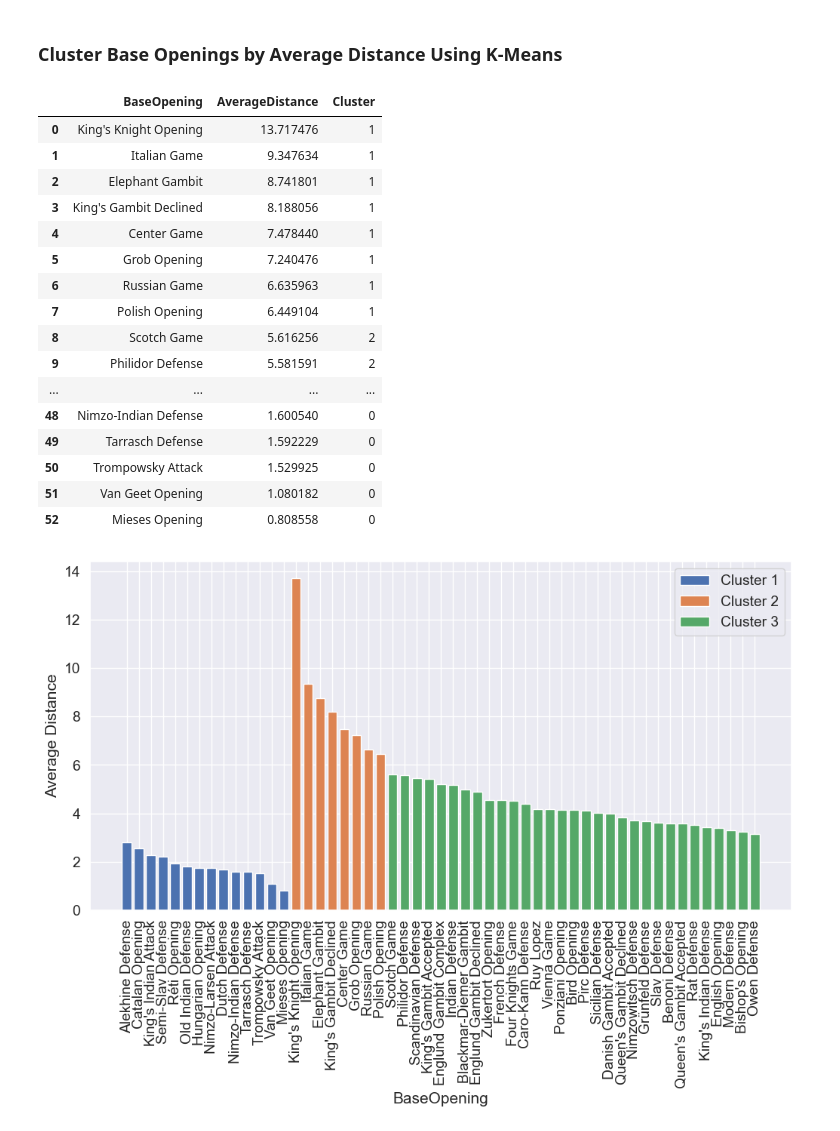
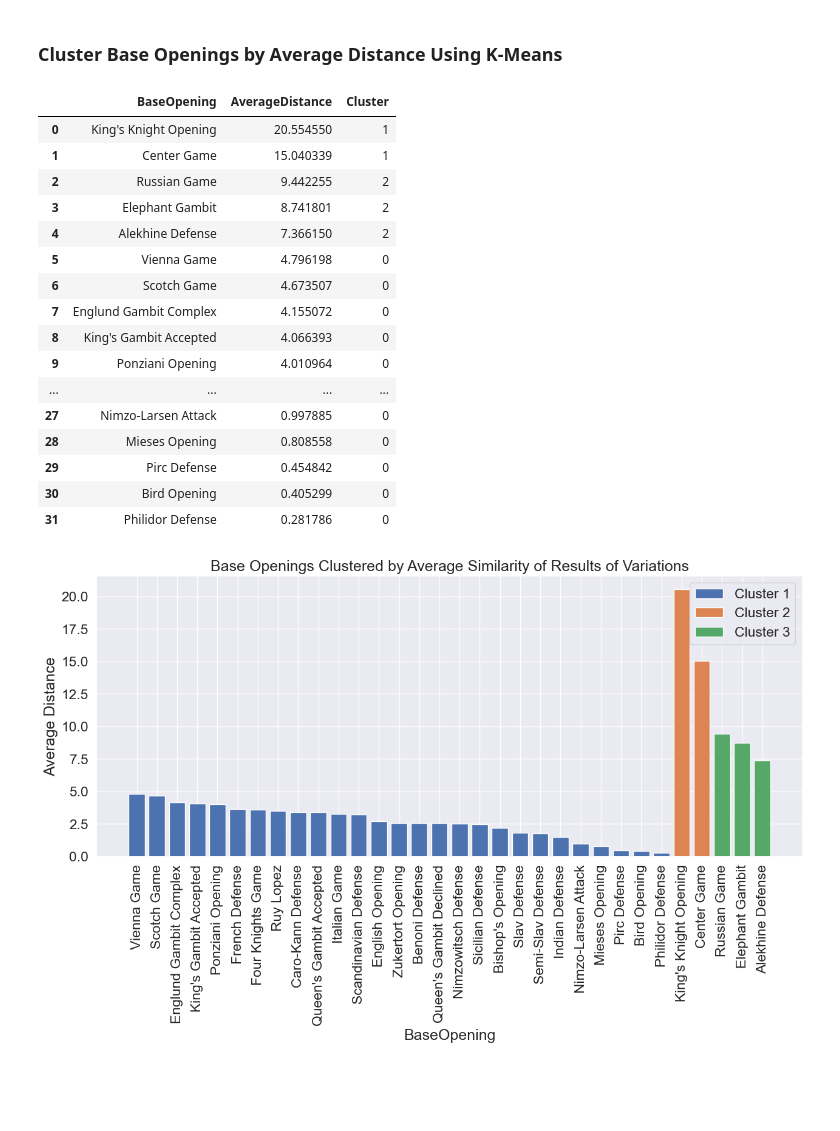
Before and after one commit to IsaacCheng9/machine-learning-in-chess, a Jupyter notebook: src/analyse_chess_data.ipynb, the cells around one changed output. Drawn from its saved outputs; the diff is of its cells as text; code cells hidden in the pictures; blank space fills up the shorter version.

Commit message:
Require 5,000 games for each opening variation

```diff
--- a/src/analyse_chess_data.ipynb
+++ b/src/analyse_chess_data.ipynb
@@ -2645,8 +2645,8 @@ Mean Absolute Error: 6793.425524495394
 # %%
 # Count the number of games for each opening.
 opening_counts = df_reduced["Opening"].value_counts().compute()
-# Filter the openings that have over 1000 games.
-popular_openings = opening_counts[opening_counts >= 1000].index
+# Filter the openings that have over 5,000 games.
+popular_openings = opening_counts[opening_counts >= 5000].index
 filtered_df = df_reduced[df_reduced["Opening"].isin(popular_openings)]
 
 # Calculate the total games per opening in the filtered DataFrame.
@@ -2665,6 +2665,7 @@ result_percentages_pivot_opening["NumberOfGames"] = result_percentages_pivot_ope
 ].map(total_games)
 # Convert filtered_df to a pandas DataFrame
 filtered_df_pd = filtered_df.compute()
+
 # Merge 'BaseOpening' column from filtered_df_pd based on 'Opening'
 result_percentages_pivot_opening = result_percentages_pivot_opening.merge(
     filtered_df_pd[["Opening", "BaseOpening"]].drop_duplicates(),
@@ -2763,48 +2758,54 @@ kmeans.fit(data)
 data["Cluster"] = kmeans.labels_
 
 # Merge the cluster labels back to the original DataFrame
-average_distances_sorted = average_distances_sorted.merge(
+average_distances_sorted_clusters = average_distances_sorted.merge(
     data["Cluster"], left_index=True, right_index=True, how="left"
 )
 
 # Drop rows with NaN values in 'AverageDistance' after merging
-average_distances_sorted = average_distances_sorted.dropna(subset=["AverageDistance"])
-average_distances_sorted.reset_index(drop=True, inplace=True)
+average_distances_sorted_clusters = average_distances_sorted_clusters.dropna(
+    subset=["AverageDistance"]
+)
+average_distances_sorted_clusters.reset_index(drop=True, inplace=True)
 
 # Display the clustered BaseOpenings
-display(average_distances_sorted)
+display(average_distances_sorted_clusters)
 # %% [output]
 |  | BaseOpening | AverageDistance | Cluster |
-| 0 | King's Knight Opening | 13.717476 | 1 |
-| 1 | Italian Game | 9.347634 | 1 |
-| 2 | Elephant Gambit | 8.741801 | 1 |
-| 3 | King's Gambit Declined | 8.188056 | 1 |
-| 4 | Center Game | 7.478440 | 1 |
-| 5 | Grob Opening | 7.240476 | 1 |
-| 6 | Russian Game | 6.635963 | 1 |
-| 7 | Polish Opening | 6.449104 | 1 |
-| 8 | Scotch Game | 5.616256 | 2 |
-| 9 | Philidor Defense | 5.581591 | 2 |
+| 0 | King's Knight Opening | 20.554550 | 1 |
+| 1 | Center Game | 15.040339 | 1 |
+| 2 | Russian Game | 9.442255 | 2 |
+| 3 | Elephant Gambit | 8.741801 | 2 |
+| 4 | Alekhine Defense | 7.366150 | 2 |
+| 5 | Vienna Game | 4.796198 | 0 |
+| 6 | Scotch Game | 4.673507 | 0 |
+| 7 | Englund Gambit Complex | 4.155072 | 0 |
+| 8 | King's Gambit Accepted | 4.066393 | 0 |
+| 9 | Ponziani Opening | 4.010964 | 0 |
 | ... | ... | ... | ... |
-| 48 | Nimzo-Indian Defense | 1.600540 | 0 |
-| 49 | Tarrasch Defense | 1.592229 | 0 |
-| 50 | Trompowsky Attack | 1.529925 | 0 |
-| 51 | Van Geet Opening | 1.080182 | 0 |
-| 52 | Mieses Opening | 0.808558 | 0 |
+| 27 | Nimzo-Larsen Attack | 0.997885 | 0 |
+| 28 | Mieses Opening | 0.808558 | 0 |
+| 29 | Pirc Defense | 0.454842 | 0 |
+| 30 | Bird Opening | 0.405299 | 0 |
+| 31 | Philidor Defense | 0.281786 | 0 |
 # %%
 # Visualize the clusters using a bar plot
-plt.figure(figsize=(12, 6))
+sns.set(font_scale=1.5)
+plt.figure(figsize=(15, 6))
 for i in range(n_clusters):
-    cluster_data = average_distances_sorted[average_distances_sorted["Cluster"] == i]
+    cluster_data = average_distances_sorted_clusters[
+        average_distances_sorted_clusters["Cluster"] == i
+    ]
     plt.bar(
         cluster_data["BaseOpening"],
         cluster_data["AverageDistance"],
         label=f"Cluster {i + 1}",
     )
+plt.title("Base Openings Clustered by Average Similarity of Results of Variations")
 plt.xlabel("BaseOpening")
 plt.ylabel("Average Distance")
 plt.xticks(rotation=90)
 plt.legend()
 plt.show()
 # %% [output]
-[figure, old version]
+[figure, new version]
```
Also changed, not shown: parts of 2 cells of this notebook.
